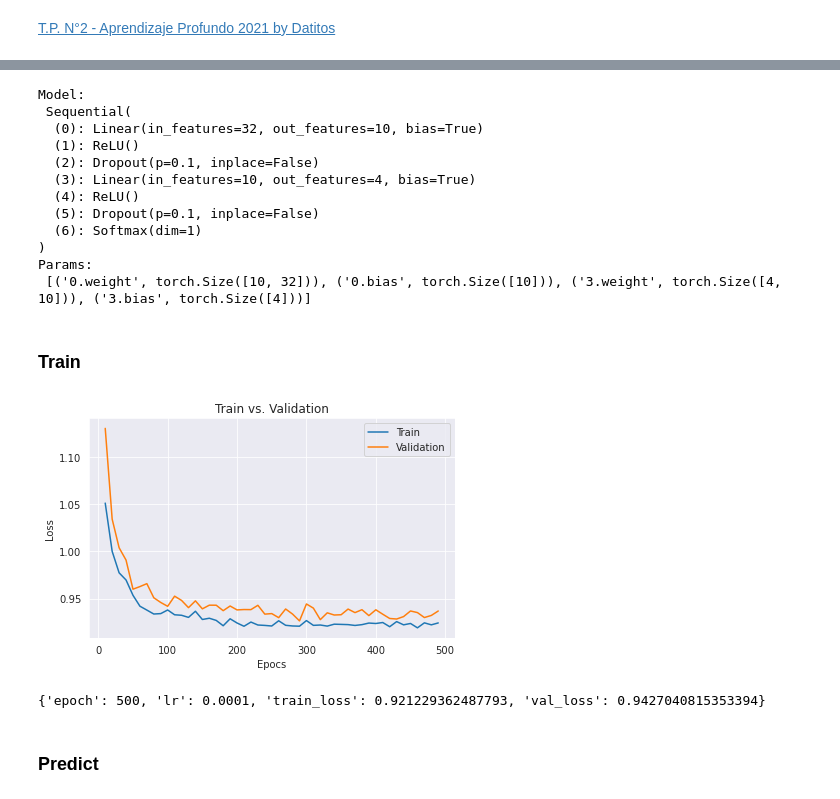
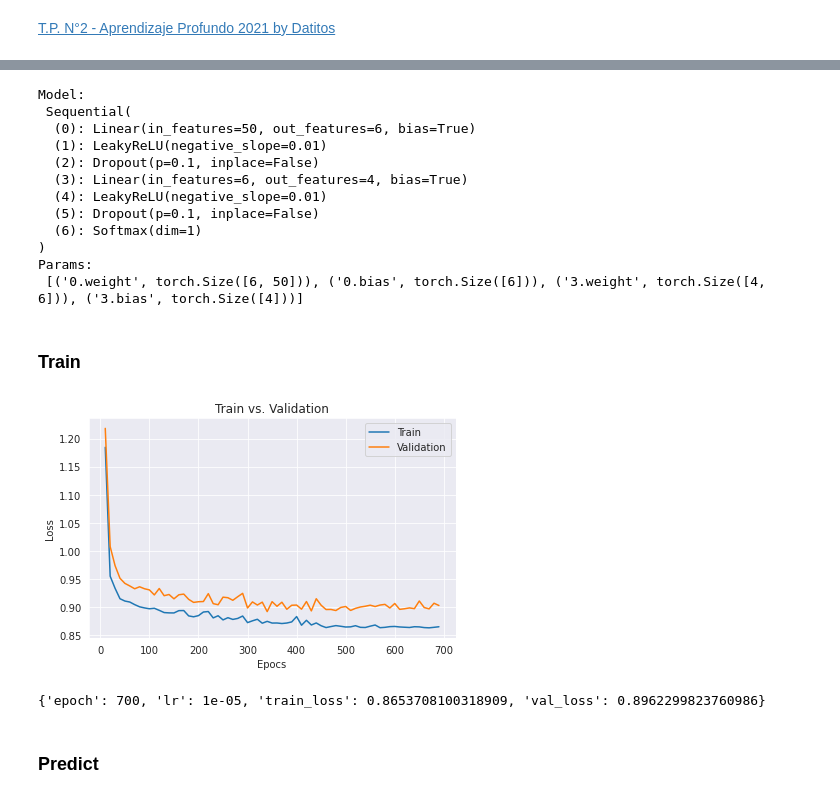
Before and after one commit to adrianmarino/datitos, a Jupyter notebook: tp2/tp2.ipynb, the cells around one changed output, grey strips where cells are left out. Drawn from its saved outputs; the diff is of its cells as text; code cells hidden in the pictures.

```diff
--- a/tp2/tp2.ipynb
+++ b/tp2/tp2.ipynb
@@ -56,5 +85,13 @@ TARGET = 'Position'
 # %%
-def preprocess(df): return df[SKILL_FEATURES], pd.get_dummies(df[[TARGET]], dummy_na=False)
+def preprocess(df):
+    features = df[feature_columns]
+    for col in CAL_COLS:
+        features = pd.concat([features, pd.get_dummies(features[col], dummy_na=False)], axis=1)
+    features = features.drop(CAL_COLS, axis=1)
+
+    target = pd.get_dummies(df[[TARGET]], dummy_na=False)
+
+    return features, target
 # %%
 def plot_df_clases_count(df, class_col):
     groups = train_set[[class_col]] \
@@ -77,9 +114,7 @@ plot_df_clases_count(train_set, TARGET)
+# %%
+X, y = preprocess(train_set)
 # %%
-X_train, X_val, y_train, y_val = train_test_split(
-    *preprocess(train_set),
-    test_size=0.2,
-    stratify=train_set[TARGET]
-)
+X_train, X_val, y_train, y_val = train_test_split(X, y, test_size=0.1, stratify=train_set[TARGET])
 # %%
 plot_array_clases_count(y_train)
 # %% [output]
@@ -103,41 +138,41 @@ class MyModel(CommonModel):
         super().__init__(model, softmax_cross_entropy_fn, Adam(model.parameters(), lr=lr), softmax_pred_out)
 # %%
 model = MyModel(
-    n_units = [X_train.shape[1], 10, y_train.shape[1]],
+    n_units = [X_train.shape[1], 6, y_train.shape[1]],
     lr      = 0.01,
     dropout = 0.1
 ).info()
 # %% [output]
 Model:
  Sequential(
-  (0): Linear(in_features=32, out_features=10, bias=True)
-  (1): ReLU()
+  (0): Linear(in_features=50, out_features=6, bias=True)
+  (1): LeakyReLU(negative_slope=0.01)
   (2): Dropout(p=0.1, inplace=False)
-  (3): Linear(in_features=10, out_features=4, bias=True)
-  (4): ReLU()
+  (3): Linear(in_features=6, out_features=4, bias=True)
+  (4): LeakyReLU(negative_slope=0.01)
   (5): Dropout(p=0.1, inplace=False)
   (6): Softmax(dim=1)
 )
 Params:
- [('0.weight', torch.Size([10, 32])), ('0.bias', torch.Size([10])), ('3.weight', torch.Size([4, 10])), ('3.bias', torch.Size([4]))]
+ [('0.weight', torch.Size([6, 50])), ('0.bias', torch.Size([6])), ('3.weight', torch.Size([4, 6])), ('3.bias', torch.Size([4]))]
 # %% [markdown]
 ### Train
 # %%
 model.fit(
     train_set    = (X_train_bal, y_train_bal),
     val_set      = (X_val, y_val),
     batch_size   = 4096,
-    epochs       = 500,
+    epochs       = 700,
     callback_set = CallbackSet([
         TrainValLossComputer(),
         PlotLosses(),
         Logger(metrics=['epoch', 'train_loss', 'val_loss', 'lr']),
-        ReduceLROnPlateau(patience=100)
+        ReduceLROnPlateau(patience=80)
     ])
 )
 # %% [output]
-[figure, old version]
+[figure, new version]
-{'epoch': 500, 'lr': 0.0001, 'train_loss': 0.921229362487793, 'val_loss': 0.9427040815353394}
+{'epoch': 700, 'lr': 1e-05, 'train_loss': 0.8653708100318909, 'val_loss': 0.8962299823760986}
 # %% [markdown]
 ### Predict
 # %%
```
Also changed, not shown: parts of 10 cells of this notebook, 1 other file.
